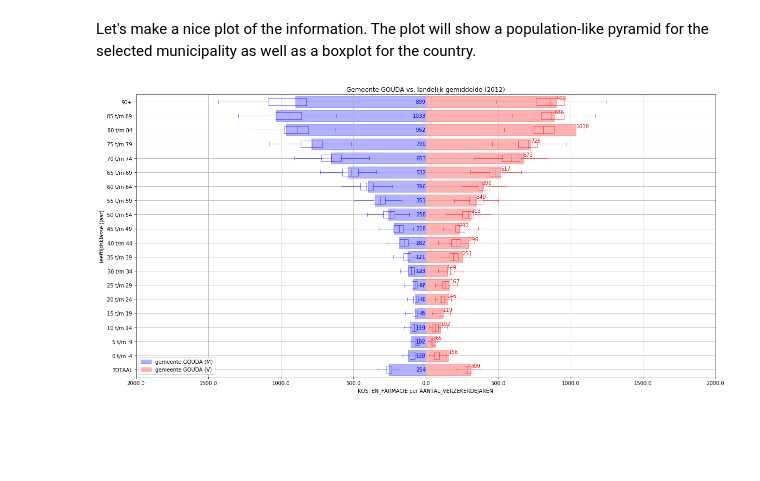
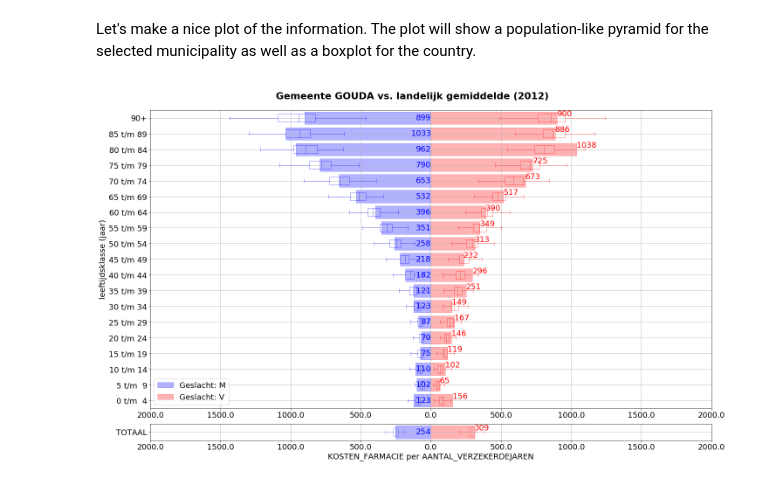
Before and after one commit to bokhove/Vektis, a Jupyter notebook: 1.Vektis Open data.ipynb, the cells around one changed output. Saved outputs shown, nothing was run; the diff lists cells and outputs as text; code cells hidden in the pictures; blank space fills up the shorter version.

Commit message:
Put 'TOTAAL' row in separate plot

```diff
--- a/1.Vektis Open data.ipynb
+++ b/1.Vektis Open data.ipynb
@@ -306,7 +306,7 @@ if export:
 # %% [markdown]
 Let's make a nice plot of the information. The plot will show a population-like pyramid for the selected municipality as well as a boxplot for the country.
 # %%
-def draw_boxplot(ax, startPos, data, edge_color, fill_color, alpha=1, showfliers=True):
+def draw_boxplot(ax, data, edge_color, fill_color, alpha=1, showfliers=True):
     '''Shows boxplots of data along the ax axis'''
     #flierprops = dict(marker='o', markerfacecolor='r', markersize=12,linestyle='none', markeredgecolor='g')
 
@@ -316,7 +316,7 @@ def draw_boxplot(ax, startPos, data, edge_color, fill_color, alpha=1, showfliers
         rangeSize = 1
 
     #bp_dict = data.boxplot(vert=False, return_type='dict', showfliers=showfliers) #pandas version
-    bp_dict = ax.boxplot(data.values, vert=False, positions=range(startPos,startPos+rangeSize), widths=0.5, showfliers=showfliers)
+    bp_dict = ax.boxplot(data.values, vert=False, positions=range(1, 1+ rangeSize), widths=0.5, showfliers=showfliers)
     for element in ['boxes', 'whiskers', 'fliers', 'means', 'medians', 'caps']:
         plt.setp(bp_dict[element], color=edge_color, alpha=alpha)
     plt.setp(bp_dict['fliers'], markeredgecolor=edge_color, markerfacecolor=fill_color)
@@ -345,81 +345,90 @@ def plotPopulationPyramid(df_municipalities, df_country, df_boxplot, yearAnalysi
     """
     if costAnalysis != '':
         analysisColumnName = costAnalysis + ' per ' + perAnalysis
-        startPos = 2 # Starting position for placing the age category labels; needs to start at 2 for the cost analysis, because the bottom row will show 'total' information
     else:
         analysisColumnName = perAnalysis
-        startPos = 1
 
     # X contains the list of different age-categories
     X = np.array(df_boxplot['V'].columns.values)
 
     # Now, we finally plot
-    fig, ax = plt.subplots(figsize=(20,10))
+    fig = plt.figure(figsize=(20, 12), constrained_layout=True)
+    plt.rcParams.update({'font.size': 18})
+    _ = fig.suptitle('Gemeente ' + municipalityAnalysis + ' vs. landelijk gemiddelde (' + yearAnalysis + ')', fontweight='bold', fontsize=22)
+    gs = GridSpec(20, 1, figure = fig)
 
+    ax1 = fig.add_subplot(gs[1:19, 0])
     # First, show the gender specific detailed data from the selected municipality
     men_pop   = getGenderValues(df_municipalities[df_municipalities['GEMEENTENAAM']==municipalityAnalysis], 'M', analysisColumnName, X)
     women_pop = getGenderValues(df_municipalities[df_municipalities['GEMEENTENAAM']==municipalityAnalysis], 'V', analysisColumnName, X)
 
-    _ = ax.barh(range(startPos, len(men_pop)   + startPos), -men_pop,   color = 'b', edgecolor='b', height=0.8, alpha=0.3, label='gemeente ' + municipalityAnalysis + ' (M)')
-    _ = ax.barh(range(startPos, len(women_pop) + startPos),  women_pop, color = 'r', edgecolor='r', height=0.8, alpha=0.3, label='gemeente ' + municipalityAnalysis + ' (V)')
+    _ = ax1.barh(range(1, len(men_pop)   + 1), -men_pop,   color = 'b', edgecolor='b', height=0.8, alpha=0.3, label='Geslacht: M')
+    _ = ax1.barh(range(1, len(women_pop) + 1),  women_pop, color = 'r', edgecolor='r', height=0.8, alpha=0.3, label='Geslacht: V')
 
     # Show values with the bars
     for category, value in enumerate(men_pop):
-        _ = ax.text(0, startPos + category, str(round(value)), color='b', va='center', ha='right')
+        _ = ax1.text(0, 1 + category, str(round(value)), color='b', va='center', ha='right')
         #_ = ax.text(-value, startPos + category + 0.25, str(round(value)), color='b', va='center', ha='right')
     for category, value in enumerate(women_pop):
-        _ = ax.text(value, startPos + category + 0.25, str(round(value)), color='r', va='center', ha='left')
+        _ = ax1.text(value, 1 + category + 0.25, str(round(value)), color='r', va='center', ha='left')
 
     # And the corresponding boxplots for the country-wide data
-    draw_boxplot(ax, startPos, -df_boxplot['M'], 'b', 'b', alpha=0.5, showfliers=False)
-    draw_boxplot(ax, startPos,  df_boxplot['V'], 'r', 'r', alpha=0.5, showfliers=False)
+    draw_boxplot(ax1, -df_boxplot['M'], 'b', 'b', alpha=0.5, showfliers=False)
+    draw_boxplot(ax1,  df_boxplot['V'], 'r', 'r', alpha=0.5, showfliers=False)
+
+    # Add all parts of a plot which make a plot a plot
+    if costAnalysis == 'KOSTEN_FARMACIE':
+        _ = ax1.set_xlim(-2000, 2000) #makes it easier to compare plots from different municipalities
+    _ = ax1.set_ylim(0.5, 19.5)
+    xlocs, xlabs = ax1.get_xticks(), ax1.get_xticklabels()
+    _ = ax1.set_xticks(xlocs)
+    _ = ax1.set_xticklabels(np.absolute(xlocs))
+    _ = ax1.set_yticks(range(1, 20))
+    # ToDo: convert X to labels
+    _ = ax1.set_yticklabels([' 0 t/m  4', ' 5 t/m  9', '10 t/m 14', '15 t/m 19', '20 t/m 24', '25 t/m 29', '30 t/m 34', '35 t/m 39', '40 t/m 44', '45 t/m 49', '50 t/m 54', '55 t/m 59', '60 t/m 64', '65 t/m 69', '70 t/m 74', '75 t/m 79', '80 t/m 84', '85 t/m 89', '90+'])
+    _ = ax1.set_xlabel('')
+    _ = ax1.set_ylabel('leeftijdsklasse (jaar)')
+    _ = ax1.grid()
+    _ = ax1.legend(loc='lower left')
+
+    ax2 = fig.add_subplot(gs[19,0])
 
     # Only show total data (at the bottom of the pyramid) for the 'cost' part; not the 'per' part
-    if costAnalysis != '':
-        # Second, show the gender specific total data from the selected municpality
-        men_pop   = df_country.loc[municipalityAnalysis, analysisColumnName + ' M']
-        women_pop = df_country.loc[municipalityAnalysis, analysisColumnName + ' V']
+    # Second, show the gender specific total data from the selected municpality
+    men_pop   = df_country.loc[municipalityAnalysis, analysisColumnName + ' M']
+    women_pop = df_country.loc[municipalityAnalysis, analysisColumnName + ' V']
 
-        _ = ax.barh(1, -men_pop,   color = 'b', edgecolor='b', height=0.8, alpha=0.3)
-        _ = ax.barh(1,  women_pop, color = 'r', edgecolor='r', height=0.8, alpha=0.3)
+    _ = ax2.barh(1, -men_pop,   color = 'b', edgecolor='b', height=0.8, alpha=0.3)
+    _ = ax2.barh(1,  women_pop, color = 'r', edgecolor='r', height=0.8, alpha=0.3)
 
-        # Show values with the bars
-        _ = ax.text(0,  1, str(int(round(men_pop))),   color='b', va='center', ha='right')
-        _ = ax.text(women_pop, 1 + 0.25, str(int(round(women_pop))), color='r', va='center', ha='left')
+    # Show values with the bars
+    _ = ax2.text(0,         1,        str(int(round(men_pop))),   color='b', va='center', ha='right')
+    _ = ax2.text(women_pop, 1 + 0.25, str(int(round(women_pop))), color='r', va='center', ha='left')
 
-        # And the corresponding boxplots for the country-wide data
-        draw_boxplot(ax, 1, -df_country[analysisColumnName + ' M'], 'b', 'b', alpha=0.3, showfliers=False)
-        draw_boxplot(ax, 1,  df_country[analysisColumnName + ' V'], 'r', 'r', alpha=0.3, showfliers=False)
+    # And the corresponding boxplots for the country-wide data
+    draw_boxplot(ax2, -df_country[analysisColumnName + ' M'], 'b', 'b', alpha=0.3, showfliers=False)
+    draw_boxplot(ax2,  df_country[analysisColumnName + ' V'], 'r', 'r', alpha=0.3, showfliers=False)
 
     # Add all parts of a plot which make a plot a plot
-    _ = plt.title('Gemeente ' + municipalityAnalysis + ' vs. landelijk gemiddelde (' + yearAnalysis + ')')
-    _ = plt.xlabel(analysisColumnName)
-    _ = plt.ylabel('leeftijdsklasse (jaar)')
-    _ = plt.legend(loc='lower left')
+    if costAnalysis == 'KOSTEN_FARMACIE':
+        _ = ax2.set_xlim(ax1.get_xlim()) #makes it easier to compare plots from different municipalities
+    else:
+        xlocs, xlabs = ax2.get_xticks(), ax2.get_xticklabels()
+    _ = ax2.set_ylim(0.5, 1.5)
+    _ = ax2.set_xticks(xlocs)
+    _ = ax2.set_xticklabels(np.absolute(xlocs))
+    _ = ax2.set_yticklabels( ['TOTAAL'])
+    _ = ax2.set_xlabel(analysisColumnName)
+    _ = ax2.grid()
 
-    # ToDo: convert X to labels
-    _ = ax.set_yticks(range(1, 19 + startPos))
-    _ = ax.set_yticklabels([' 0 t/m  4', ' 5 t/m  9', '10 t/m 14', '15 t/m 19', '20 t/m 24', '25 t/m 29', '30 t/m 34', '35 t/m 39', '40 t/m 44', '45 t/m 49', '50 t/m 54', '55 t/m 59', '60 t/m 64', '65 t/m 69', '70 t/m 74', '75 t/m 79', '80 t/m 84', '85 t/m 89', '90+'])
-    if costAnalysis != '':
-        _ = ax.set_yticklabels( ['TOTAAL'] + ax.get_yticklabels() )
-
-    if costAnalysis == 'KOSTEN_FARMACIE':
-        _ = ax.set_xlim(-2000, 2000) #makes it easier to compare plots from different municipalities
-    _ = ax.set_ylim(0.5, 18.5 + startPos)
-
-    xlocs, xlabs = plt.xticks()
-    _ = plt.xticks(xlocs, np.absolute(xlocs))
-
-    _ = ax.xaxis.grid()
-    _ = ax.yaxis.grid()
+    plt.show()
 
     if export:
-        plt.savefig('figs/' + municipalityAnalysis + '_' + costAnalysis + '_' + yearAnalysis + '.png')
-    plt.show()
+        fig.savefig('figs/' + municipalityAnalysis + '_' + costAnalysis + '_' + yearAnalysis + '.png')
 
 plotPopulationPyramid(df_municipalities, df_country, df_boxplotData_cost, analyse_jaar, analyse_gemeente, analyse_kosten, analyse_per)
 # %% [output]
-[figure, old version]
+[figure, new version]
 # %%
 plotPopulationPyramid(df_municipalities, df_country, df_boxplotData_per, analyse_jaar, analyse_gemeente, '', analyse_per)
 # %% [output]
```
Also changed, not shown: parts of 2 cells of this notebook.
